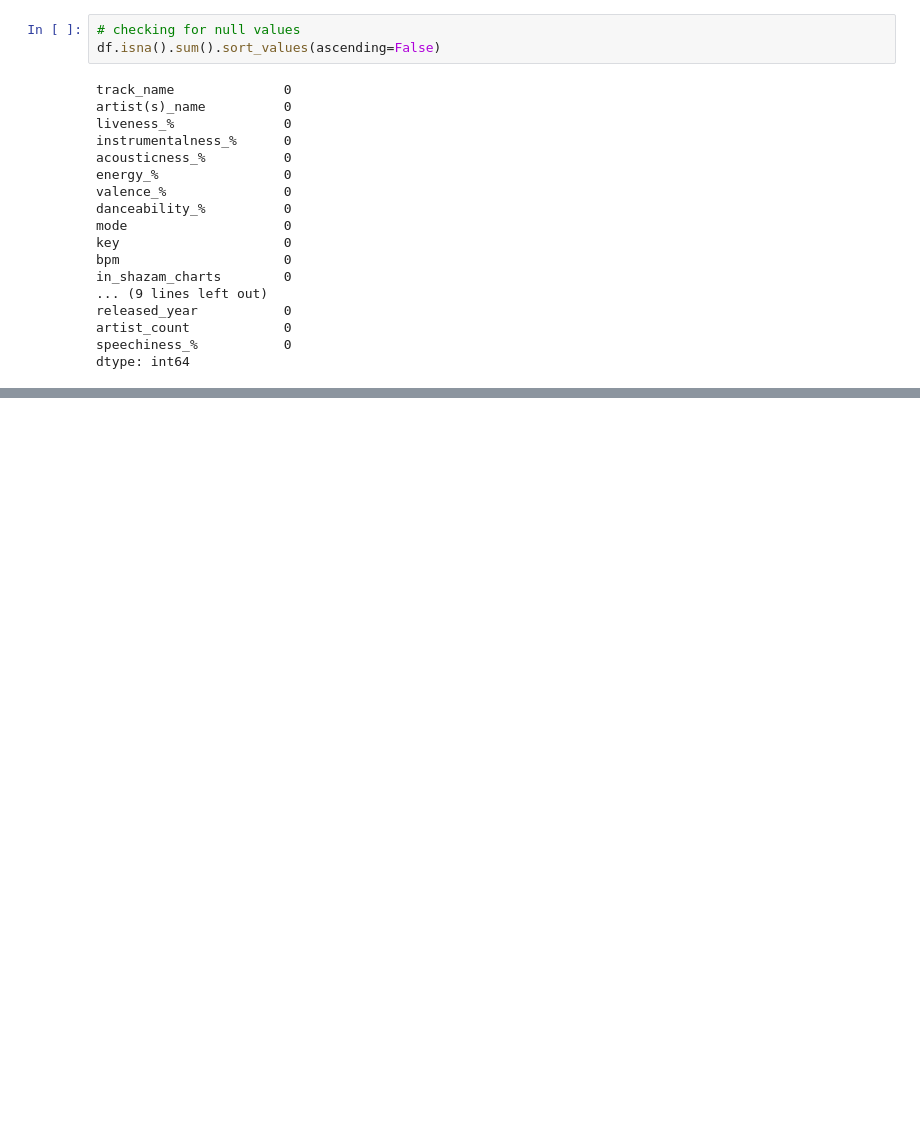
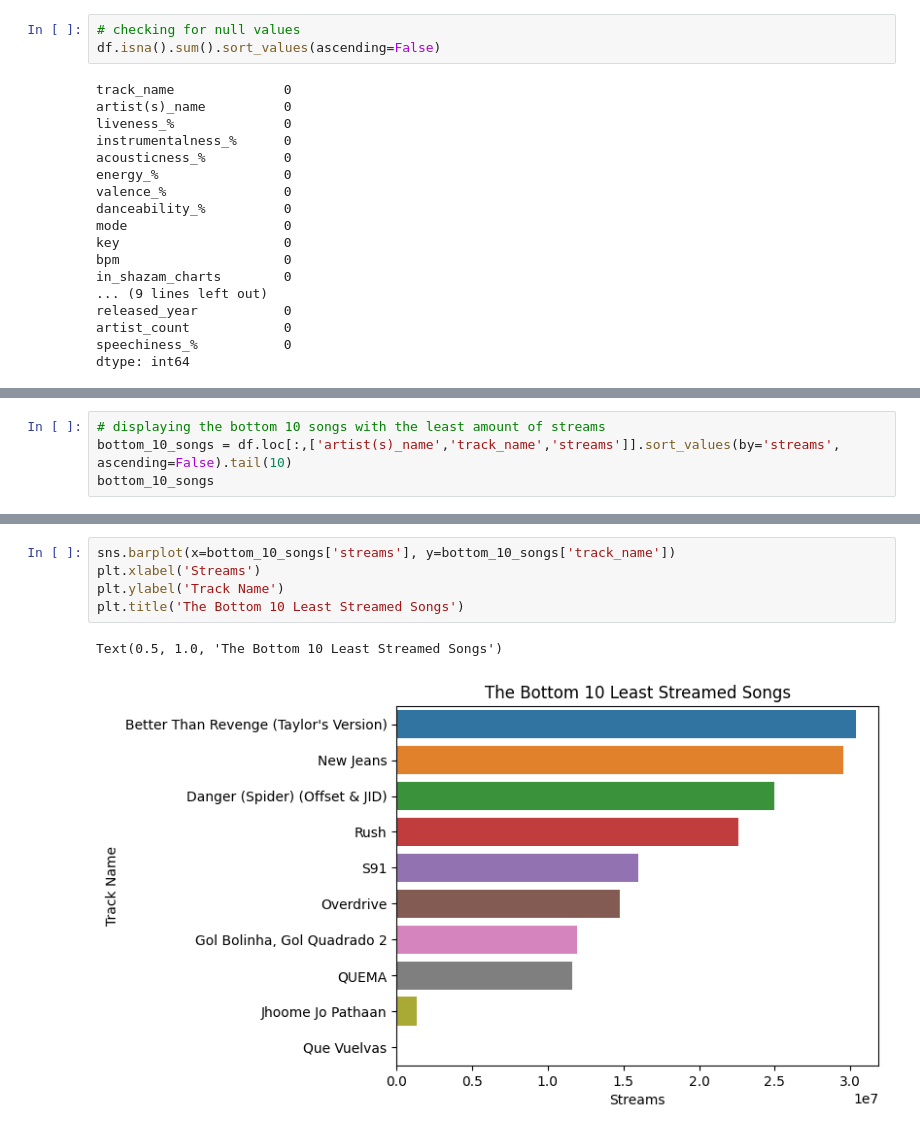
Before and after one commit to Graviton12/TP1_SZM_JBG, a Jupyter notebook: TP1_SZM_JBG.ipynb, the cells around one changed output, grey strips where cells are left out. Cells and saved outputs as stored; diff of their text form; blank space fills up the shorter version.

```diff
--- a/TP1_SZM_JBG.ipynb
+++ b/TP1_SZM_JBG.ipynb
@@ -132,0 +245,4 @@ dtype: int64
+# %%
+# displaying the bottom 10 songs with the least amount of streams
+bottom_10_songs = df.loc[:,['artist(s)_name','track_name','streams']].sort_values(by='streams', ascending=False).tail(10)
+bottom_10_songs
@@ -132,0 +261,8 @@ dtype: int64
+# %%
+sns.barplot(x=bottom_10_songs['streams'], y=bottom_10_songs['track_name'])
+plt.xlabel('Streams')
+plt.ylabel('Track Name')
+plt.title('The Bottom 10 Least Streamed Songs')
+# %% [output]
+Text(0.5, 1.0, 'The Bottom 10 Least Streamed Songs')
+[figure, added]
```
Also changed, not shown: parts of 27 cells of this notebook.
